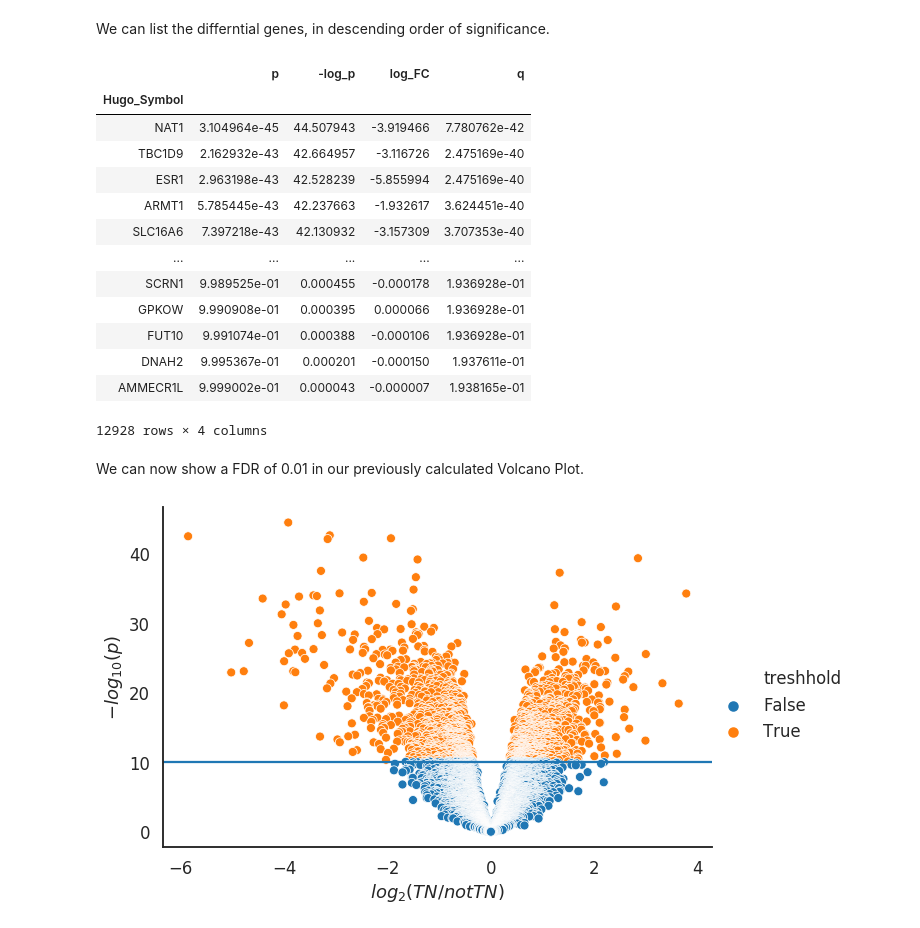
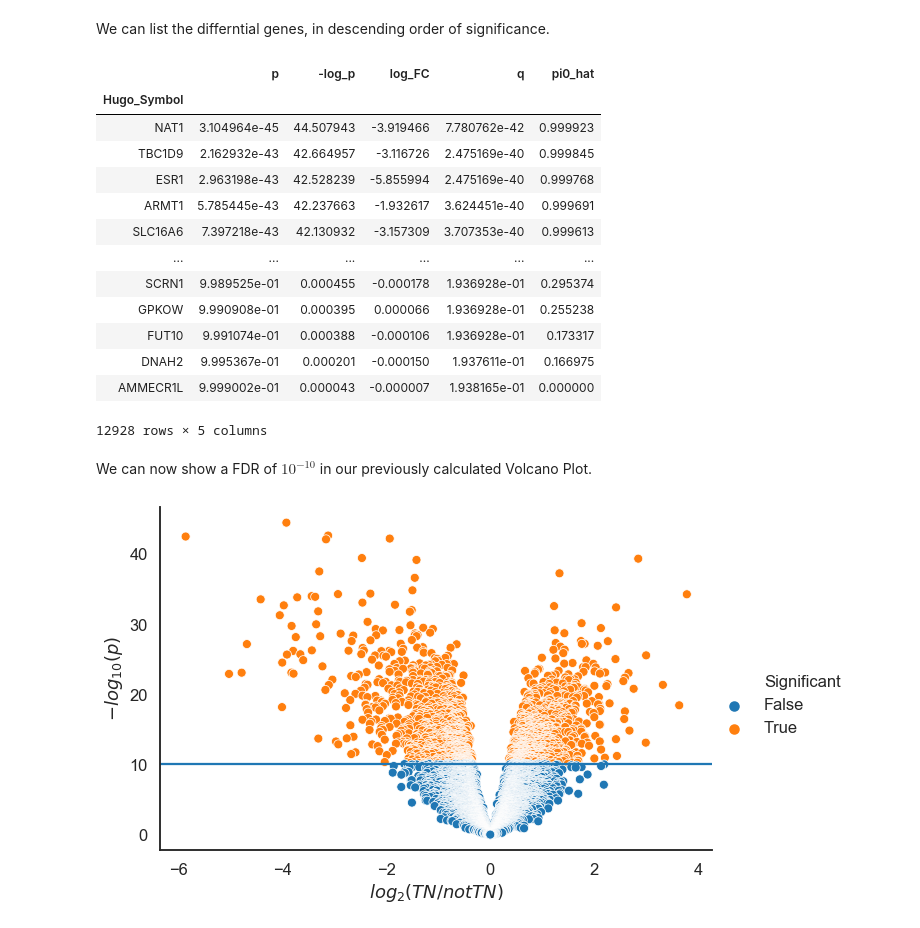
Before and after one commit to statisticalbiotechnology/cb2030, a Jupyter notebook: nb/multiplehypo/qvalue.ipynb, the cells around one changed output. Cells and saved outputs as stored; diff of their text form; code cells hidden in the pictures.

```diff
--- a/nb/multiplehypo/qvalue.ipynb
+++ b/nb/multiplehypo/qvalue.ipynb
@@ -89,8 +89,11 @@ def qvalues(pvalues):
     num_p = 0.0
     for ix in pvalues.index:
         num_p += 1.0
-        fdr = pi0*pvalues.loc[ix,"p"]*m/num_p
+        t = pvalues.loc[ix,"p"]
+        fdr = pi0*t*m/num_p
         pvalues.loc[ix,"q"] = fdr
+        pi0_hat = (m-num_p)/(m*(1-t))
+        pvalues.loc[ix,"pi0_hat"] = pi0_hat
 
     # calculate a q(p) as the minimal FDR(t)
     old_q=1.0
@@ -119,35 +122,35 @@ We can list the differntial genes, in descending order of significance.
 # %%
 qv
 # %% [output]
-|  | p | -log_p | log_FC | q |
-| Hugo_Symbol |  |  |  |  |
-| NAT1 | 3.104964e-45 | 44.507943 | -3.919466 | 7.780762e-42 |
-| TBC1D9 | 2.162932e-43 | 42.664957 | -3.116726 | 2.475169e-40 |
-| ESR1 | 2.963198e-43 | 42.528239 | -5.855994 | 2.475169e-40 |
-| ARMT1 | 5.785445e-43 | 42.237663 | -1.932617 | 3.624451e-40 |
-| SLC16A6 | 7.397218e-43 | 42.130932 | -3.157309 | 3.707353e-40 |
-| ... | ... | ... | ... | ... |
-| SCRN1 | 9.989525e-01 | 0.000455 | -0.000178 | 1.936928e-01 |
-| GPKOW | 9.990908e-01 | 0.000395 | 0.000066 | 1.936928e-01 |
-| FUT10 | 9.991074e-01 | 0.000388 | -0.000106 | 1.936928e-01 |
-| DNAH2 | 9.995367e-01 | 0.000201 | -0.000150 | 1.937611e-01 |
-| AMMECR1L | 9.999002e-01 | 0.000043 | -0.000007 | 1.938165e-01 |
+|  | p | -log_p | log_FC | q | pi0_hat |
+| Hugo_Symbol |  |  |  |  |  |
+| NAT1 | 3.104964e-45 | 44.507943 | -3.919466 | 7.780762e-42 | 0.999923 |
+| TBC1D9 | 2.162932e-43 | 42.664957 | -3.116726 | 2.475169e-40 | 0.999845 |
+| ESR1 | 2.963198e-43 | 42.528239 | -5.855994 | 2.475169e-40 | 0.999768 |
+| ARMT1 | 5.785445e-43 | 42.237663 | -1.932617 | 3.624451e-40 | 0.999691 |
+| SLC16A6 | 7.397218e-43 | 42.130932 | -3.157309 | 3.707353e-40 | 0.999613 |
+| ... | ... | ... | ... | ... | ... |
+| SCRN1 | 9.989525e-01 | 0.000455 | -0.000178 | 1.936928e-01 | 0.295374 |
+| GPKOW | 9.990908e-01 | 0.000395 | 0.000066 | 1.936928e-01 | 0.255238 |
+| FUT10 | 9.991074e-01 | 0.000388 | -0.000106 | 1.936928e-01 | 0.173317 |
+| DNAH2 | 9.995367e-01 | 0.000201 | -0.000150 | 1.937611e-01 | 0.166975 |
+| AMMECR1L | 9.999002e-01 | 0.000043 | -0.000007 | 1.938165e-01 | 0.000000 |
-12928 rows × 4 columns
+12928 rows × 5 columns
 # %% [markdown]
-We can now show a FDR of 0.01 in our previously calculated Volcano Plot.
+We can now show a FDR of $10^{-10}$ in our previously calculated Volcano Plot.
 # %%
-qv["treshhold"] = qv["q"]<1e-10
+qv["Significant"] = qv["q"]<1e-10
 less_than_FDR_10 = qv[qv["q"]<1e-10]
 p_treshold = float(less_than_FDR_10.iloc[-1:]["-log_p"].values)
 # %%
 import matplotlib.pyplot as plt
 import seaborn as sns
 
 sns.set_style("white")
 sns.set_context("talk")
-ax = sns.relplot(data=pvalues,x="log_FC",y="-log_p",hue="treshhold",aspect=1.5,height=6)
+ax = sns.relplot(data=pvalues,x="log_FC",y="-log_p",hue="Significant",aspect=1.5,height=6)
 plt.axhline(p_treshold)
 #sns.lineplot([-6,4],[p_treshold,p_treshold],ax=ax)
 ax.set(xlabel="$log_2(TN/not TN)$", ylabel="$-log_{10}(p)$");
 # %% [output]
-[figure, old version]
+[figure, new version]
```
Also changed, not shown: parts of 6 cells of this notebook.
